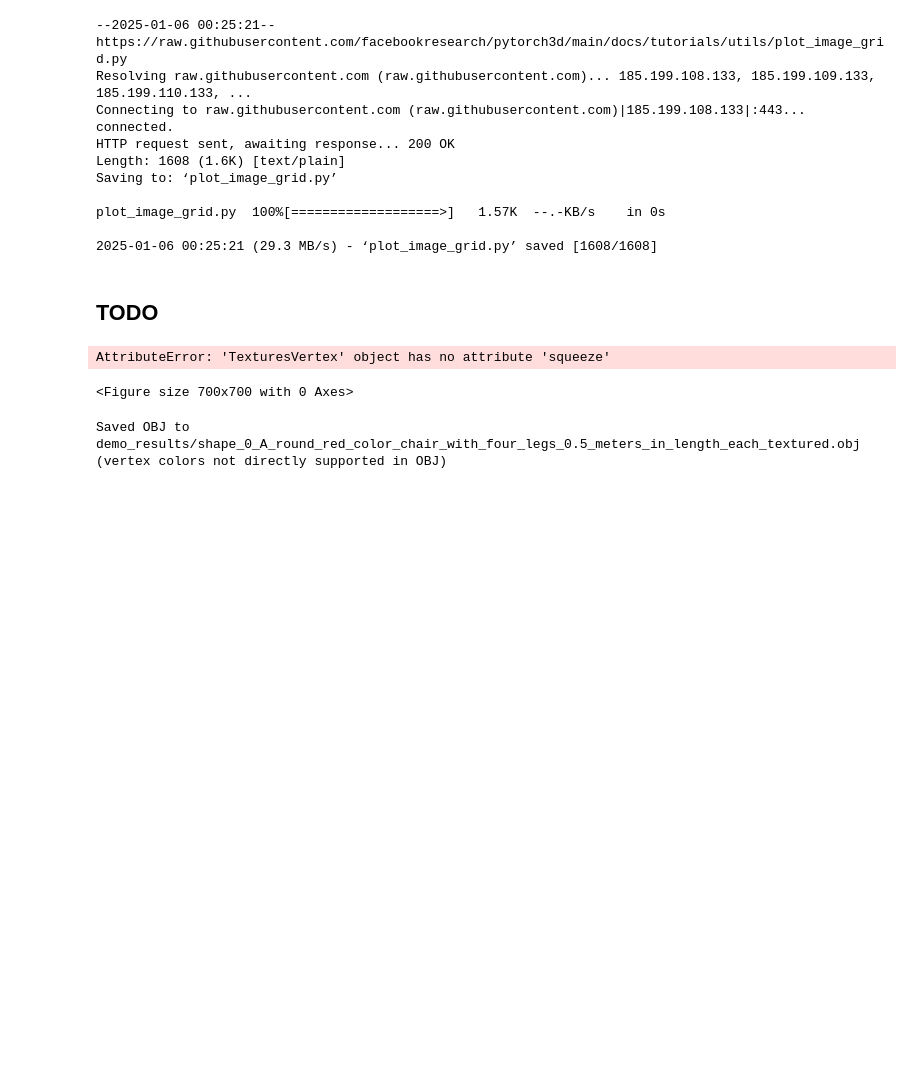
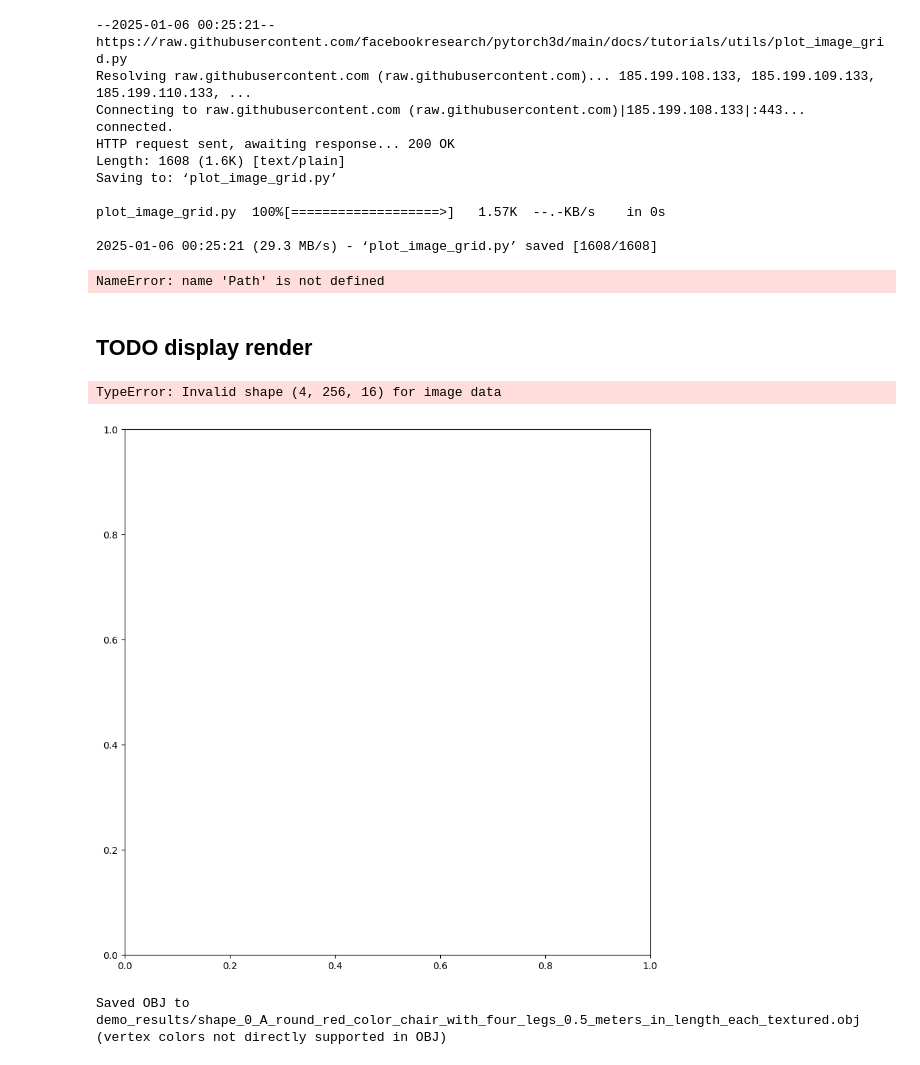
Before and after one commit to ScheznikL/SDFusion, a Jupyter notebook: demo_txt2shape.ipynb, the cells around one changed output. Drawn from its saved outputs; the diff is of its cells as text; code cells hidden in the pictures; blank space fills up the shorter version.

```diff
--- a/demo_txt2shape.ipynb
+++ b/demo_txt2shape.ipynb
@@ -224,11 +242,13 @@ Running DDIM Sampling with 100 timesteps
 # %%
 #from pytorch3d.io import save_mesh
 from pathlib import Path
+from pytorch3d.io import IO
 
-mesh_path = Path(out_dir) / f"NEWshape_{i}_{input_txt.replace(' ', '_')}.ply"
+for i, mesh in enumerate(mesh_gen):
+  #mesh.textures.faces_verts_textures_packed()
 
-from pytorch3d.io import IO
-IO().save_mesh(mesh_gen, mesh_path,binary=False,colors_as_uint8=True)
+    mesh_path = Path(out_dir) / f"NEWshape_{i}_{input_txt.replace(' ', '_')}.ply"
+    IO().save_mesh(mesh, mesh_path,binary=False, colors_as_uint8=True)
 
 # Directory for saving meshes
 #out_dir = 'demo_results'
@@ -287,7 +310,7 @@ plot_image_grid.py  100%[===================>]   1.57K  --.-KB/s    in 0s
 
 2025-01-06 00:25:21 (29.3 MB/s) - ‘plot_image_grid.py’ saved [1608/1608]
 # %%
-from pytorch3d.io import save_ply
+'''from pytorch3d.io import save_ply
 
 verts = mesh_gen.verts_packed()
 faces = mesh_gen.faces_packed()
@@ -295,25 +318,29 @@ verts_rgb = mesh_gen.textures.verts_features_packed()
 
 # Save to PLY
 ply_path = Path(out_dir) / "textured_mesh.ply"
-save_ply(ply_path, verts, faces, verts_rgb=verts_rgb)
-print(f"Saved PLY with vertex colors to {ply_path}")
+save_ply(ply_path, verts, faces)
+print(f"Saved PLY with vertex colors to {ply_path}")'''
+# %% [output]
+NameError: name 'Path' is not defined
 # %% [markdown]
-## TODO
+## TODO display render
 # %%
 #images = SDFusion.renderer(mesh)
-
-img_comb = render_mesh(SDFusion.renderer, mesh_gen, norm=False)
-plt.figure(figsize=(10, 10))
-plt.imshow(img_comb[0, ..., :3].cpu().numpy())
-plt.axis("off");
+#mesh.textures.faces_verts_textures_packed()
+for i, mesh in enumerate(mesh_gen):
+    img_comb = render_mesh(SDFusion.renderer, mesh, norm=False)
+    plt.figure(figsize=(10, 10))
+    plt.imshow(img_comb[0, ..., :3].cpu().numpy())
+   # plt.imshow(img_comb.cpu().numpy())
+    plt.axis("off");
 '''
 plt.figure(figsize=(7,7))
 texture_image=mesh_gen.textures.verts_features_packed()
 plt.imshow(texture_image.squeeze().cpu().numpy())
 plt.axis("off");'''
 # %% [output]
-AttributeError: 'TexturesVertex' object has no attribute 'squeeze'
+TypeError: Invalid shape (4, 256, 16) for image data
-<Figure size 700x700 with 0 Axes>
+[figure, added]
 # %%
 from pytorch3d.io import save_obj, save_ply
 
```
Also changed, not shown: parts of 8 cells of this notebook.
